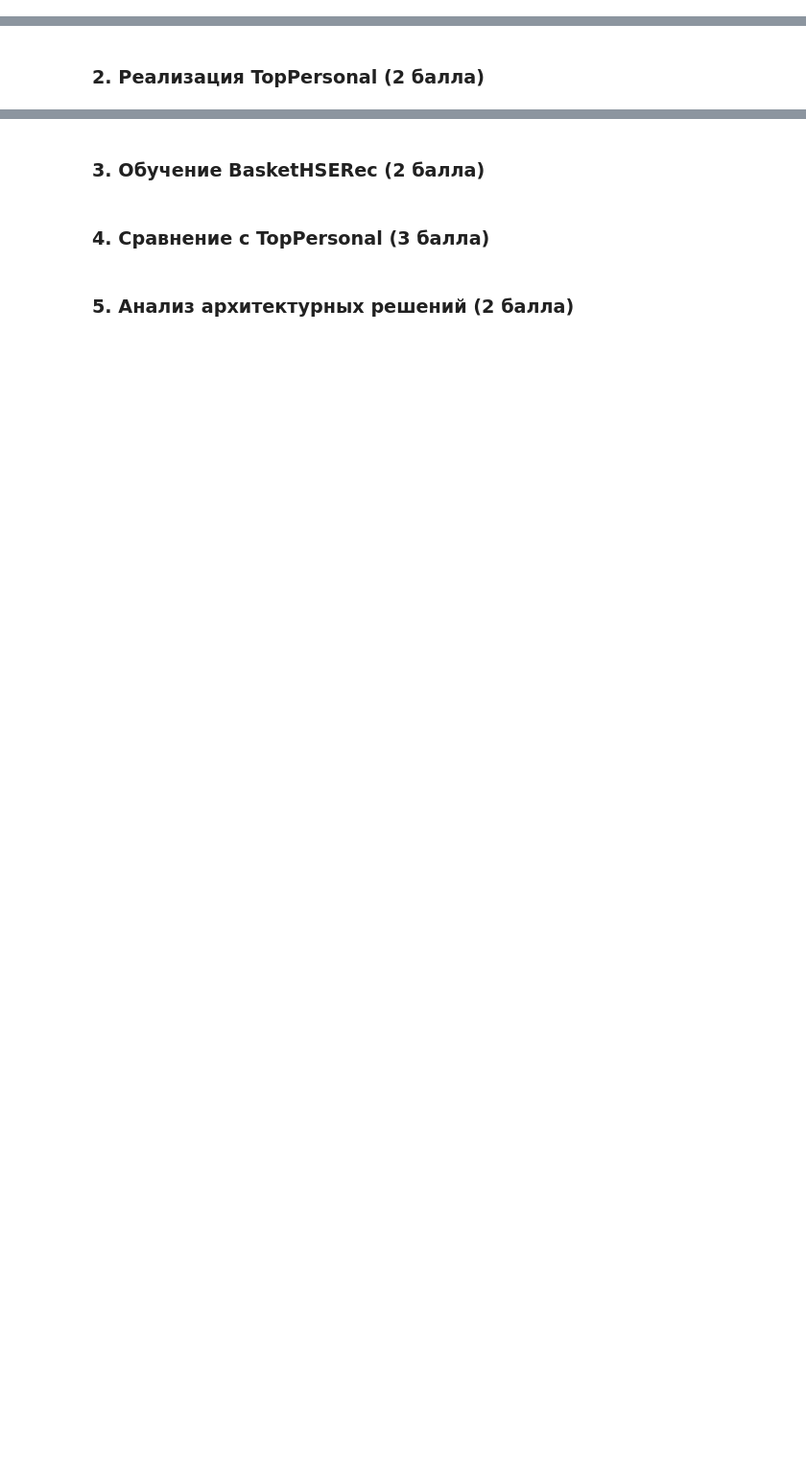
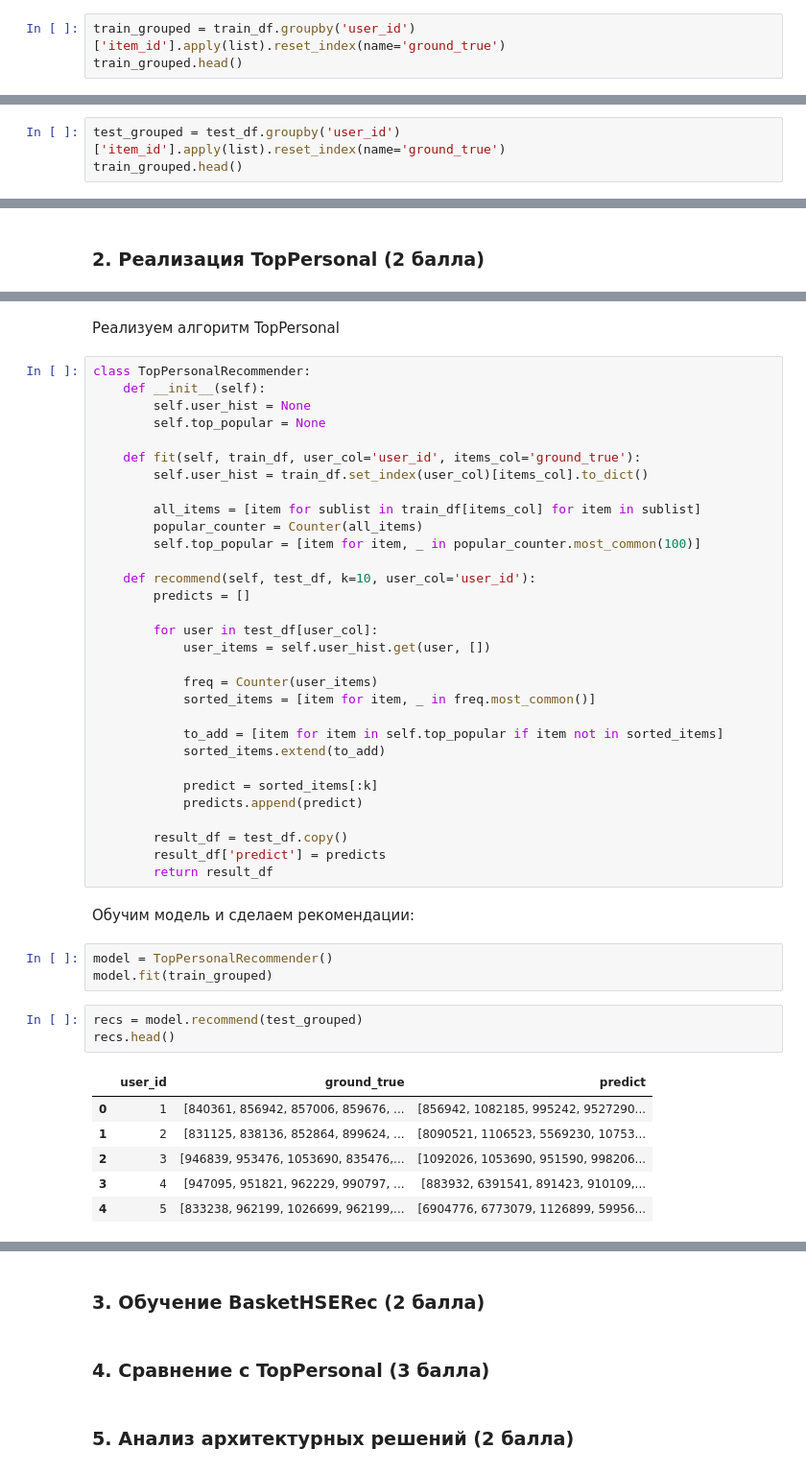
Before and after one commit to PavelMKh/HSE-AI, a Jupyter notebook: RECSYS/HSE_RecSys_HW4_Khomenko.ipynb, the cells around one changed output, grey strips where cells are left out. Shown at 96% size. Drawn from its saved outputs; the diff is of its cells as text; blank space fills up the shorter version.

```diff
--- a/RECSYS/HSE_RecSys_HW4_Khomenko.ipynb
+++ b/RECSYS/HSE_RecSys_HW4_Khomenko.ipynb
@@ -183,0 +213,3 @@ df.head()
+# %%
+train_grouped = train_df.groupby('user_id')['item_id'].apply(list).reset_index(name='ground_true')
+train_grouped.head()
@@ -183,0 +223,3 @@ df.head()
+# %%
+test_grouped = test_df.groupby('user_id')['item_id'].apply(list).reset_index(name='ground_true')
+train_grouped.head()
@@ -185,0 +270,48 @@ df.head()
+# %% [markdown]
+Реализуем алгоритм TopPersonal
+# %%
+class TopPersonalRecommender:
+    def __init__(self):
+        self.user_hist = None
+        self.top_popular = None
+
+    def fit(self, train_df, user_col='user_id', items_col='ground_true'):
+        self.user_hist = train_df.set_index(user_col)[items_col].to_dict()
+
+        all_items = [item for sublist in train_df[items_col] for item in sublist]
+        popular_counter = Counter(all_items)
+        self.top_popular = [item for item, _ in popular_counter.most_common(100)]
+
+    def recommend(self, test_df, k=10, user_col='user_id'):
+        predicts = []
+
+        for user in test_df[user_col]:
+            user_items = self.user_hist.get(user, [])
+
+            freq = Counter(user_items)
+            sorted_items = [item for item, _ in freq.most_common()]
+
+            to_add = [item for item in self.top_popular if item not in sorted_items]
+            sorted_items.extend(to_add)
+
+            predict = sorted_items[:k]
+            predicts.append(predict)
+
+        result_df = test_df.copy()
+        result_df['predict'] = predicts
+        return result_df
+# %% [markdown]
+Обучим модель и сделаем рекомендации:
+# %%
+model = TopPersonalRecommender()
+model.fit(train_grouped)
+# %%
+recs = model.recommend(test_grouped)
+recs.head()
+# %% [output]
+|  | user_id | ground_true | predict |
+| 0 | 1 | [840361, 856942, 857006, 859676, ... | [856942, 1082185, 995242, 9527290... |
+| 1 | 2 | [831125, 838136, 852864, 899624, ... | [8090521, 1106523, 5569230, 10753... |
+| 2 | 3 | [946839, 953476, 1053690, 835476,... | [1092026, 1053690, 951590, 998206... |
+| 3 | 4 | [947095, 951821, 962229, 990797, ... | [883932, 6391541, 891423, 910109,... |
+| 4 | 5 | [833238, 962199, 1026699, 962199,... | [6904776, 6773079, 1126899, 59956... |
```
Also changed, not shown: parts of 17 cells of this notebook.
